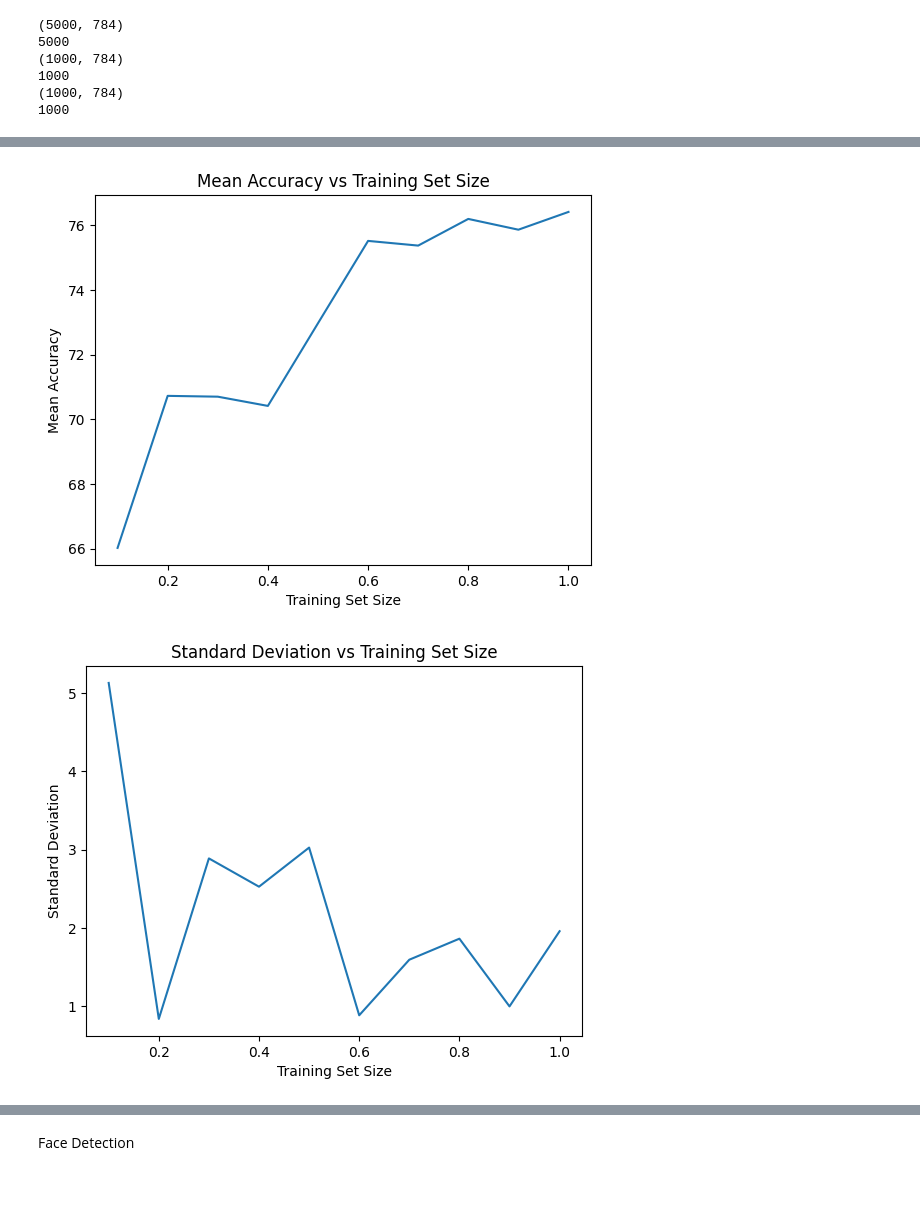
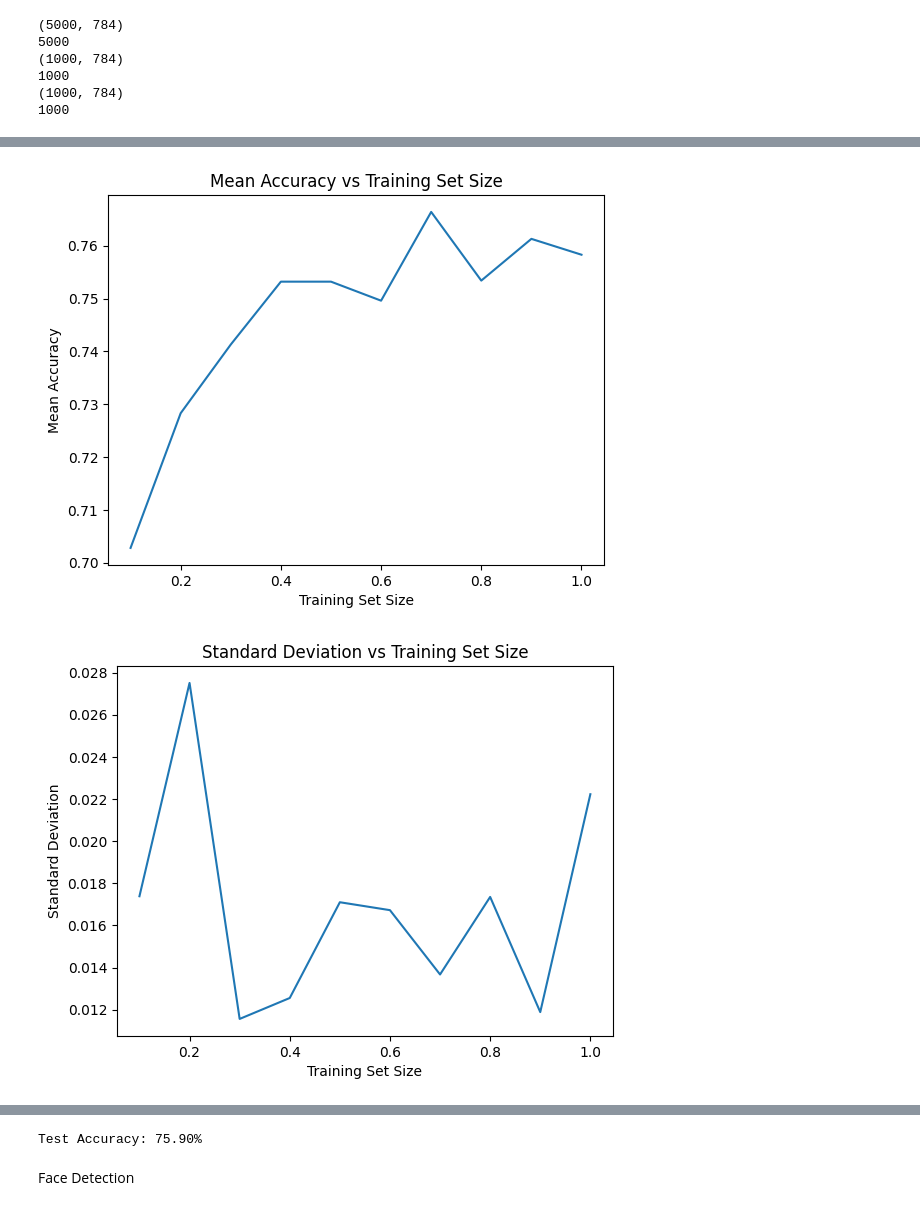
Before and after one commit to roshan3102/OCR-Face-Detection, a Jupyter notebook: Perceptron.ipynb, the cells around one changed output, grey strips where cells are left out. Cells and saved outputs as stored; diff of their text form; code cells hidden in the pictures.

```diff
--- a/Perceptron.ipynb
+++ b/Perceptron.ipynb
@@ -10,9 +10,11 @@ class Perceptron:
     def __init__(self, input_size, output_size):
         self.weights = np.zeros((output_size, input_size))
         self.bias = np.zeros(output_size)
-        self.model = None
+        self.model = (self.weights, self.bias)
     def train(self, X, y):
             correctTrain = 0
+            weights = self.model[0]
+            bias = self.model[1]
             for i in range(X.shape[0]):
                 # Forward pass
                 weighted_sum = np.dot(self.weights,X[i]) + self.bias
@@ -21,13 +23,15 @@ class Perceptron:
                 else:
                     prediction = np.argmax(weighted_sum)
                 if y[i] != prediction:
-                    self.weights[prediction, :] -= X[i]
-                    self.bias[prediction] -= 1
-                    self.weights[y[i], :] += X[i]
-                    self.bias[y[i]] += 1
+                    weights[prediction, :] -= X[i]
+                    bias[prediction] -= 1
+                    weights[y[i], :] += X[i]
+                    bias[y[i]] += 1
                 else:
                      correctTrain += 1
             acc = correctTrain / X.shape[0]
+            self.weights = weights
+            self.bias = bias
             self.model = (self.weights, self.bias)
             return acc, self.model
 
@@ -148,13 +155,25 @@ print(len(Y_test_Ocr))
 timesOcrArr = []
 meanAccOcrArr = []
 stdAccOcrArr = []
+perceptronsOCR = []
 for i in training_sets:
-    print(f'Training set size: {i*100:.0f}%')
-    mean,std,time,bestModel=OnePerceptronSet(i, 784, 10, 10, X_train_Ocr, Y_train_Ocr, X_valid_Ocr, Y_valid_Ocr, X_test_Ocr, Y_test_Ocr)
-    timesOcrArr.append(time)
-    meanAccOcrArr.append(mean)
-    stdAccOcrArr.append(std)
-    print("")
+    setTimes = []
+    setAcc = []
+    print(f'Training Set Size: {i*100:.0f}%')
+    for j in range(10):
+        print(f'Iteration {j+1}/10')
+        time,acc, ocrPerceptron=OnePerceptronSet(i, 784, 10, 10, X_train_Ocr, Y_train_Ocr, X_valid_Ocr, Y_valid_Ocr, X_test_Ocr, Y_test_Ocr)
+        setTimes.append(time)
+        setAcc.append(acc)
+        perceptronsOCR.append(ocrPerceptron)
+        print("")
+    meanTimes = np.mean(setTimes)
+    meanAcc = np.mean(setAcc)
+    stdAcc = np.std(setAcc)
+    print(f'Mean Time: {meanTimes:.2f} seconds - Mean Accuracy: {meanAcc*100:.2f}% - Standard Deviation: {stdAcc*100:.2f}%')
+    timesOcrArr.append(meanTimes)
+    meanAccOcrArr.append(meanAcc)
+    stdAccOcrArr.append(stdAcc)
 plt.plot(training_sets, meanAccOcrArr)
 plt.xlabel('Training Set Size')
 plt.ylabel('Mean Accuracy')
@@ -193,2 +212,2 @@ Standard Deviation OCR Accuracy: 1.96%
-[figure, old version]
+[figure, new version]
-[figure, old version]
+[figure, new version]
@@ -196,3 +215,14 @@ Standard Deviation OCR Accuracy: 1.96%
+# %%
+xDemoTest_OCR, yDemoTest_OCR = process_data(X_test_Ocr, Y_test_Ocr, 1.0)
+demoTestPredictions = perceptronsOCR[-1].predict(xDemoTest_OCR)
+CorrectPredictionCount = 0
+for k in range(len(demoTestPredictions)):
+    if demoTestPredictions[k] == yDemoTest_OCR[k]:
+        CorrectPredictionCount += 1
+test_Accuracy = CorrectPredictionCount/len(demoTestPredictions)
+print(f'Test Accuracy: {test_Accuracy*100:.2f}%')
+# %% [output]
+Test Accuracy: 75.90%
 # %% [markdown]
 Face Detection
 # %%
```
Also changed, not shown: parts of 4 cells of this notebook, 1 other file.
